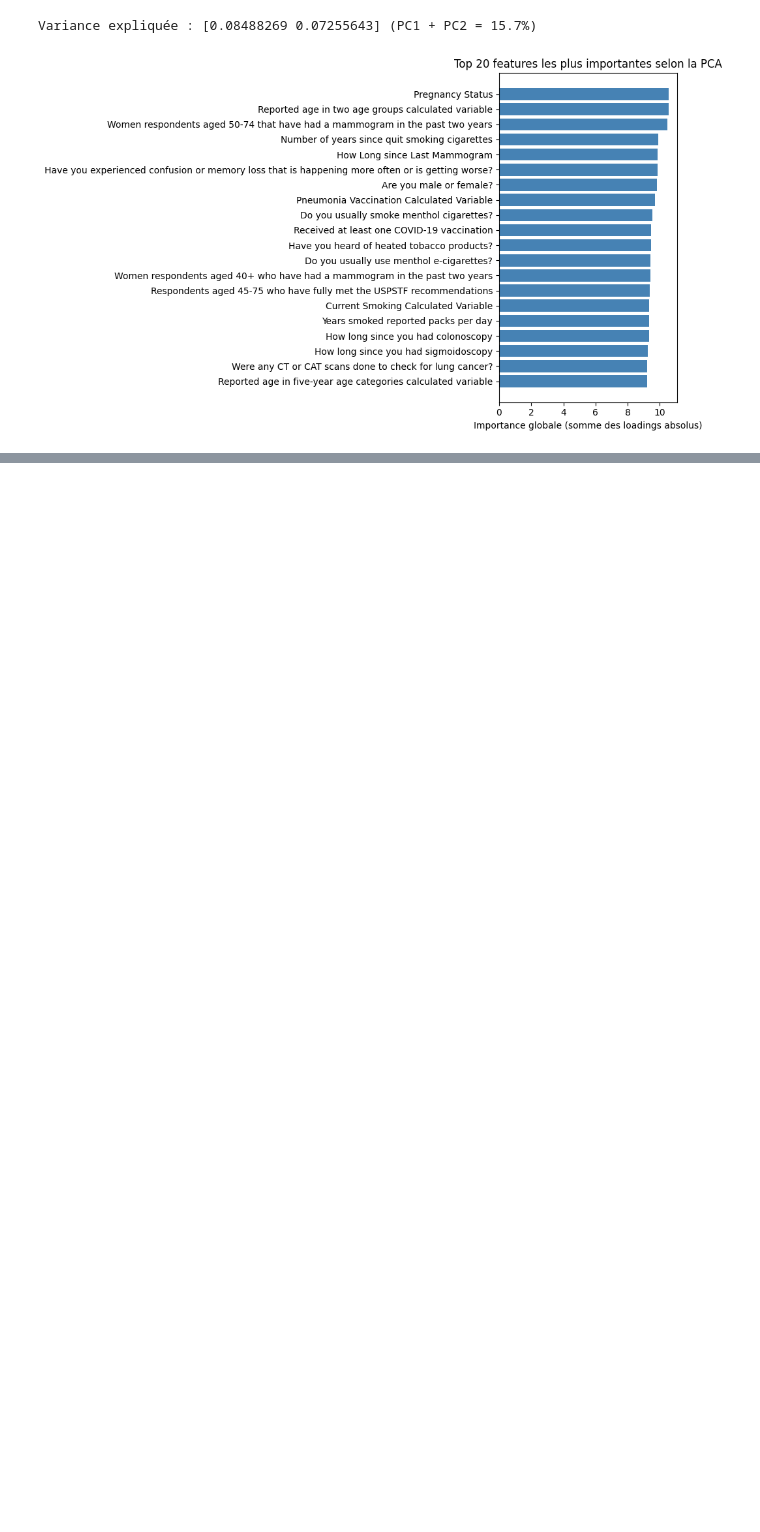
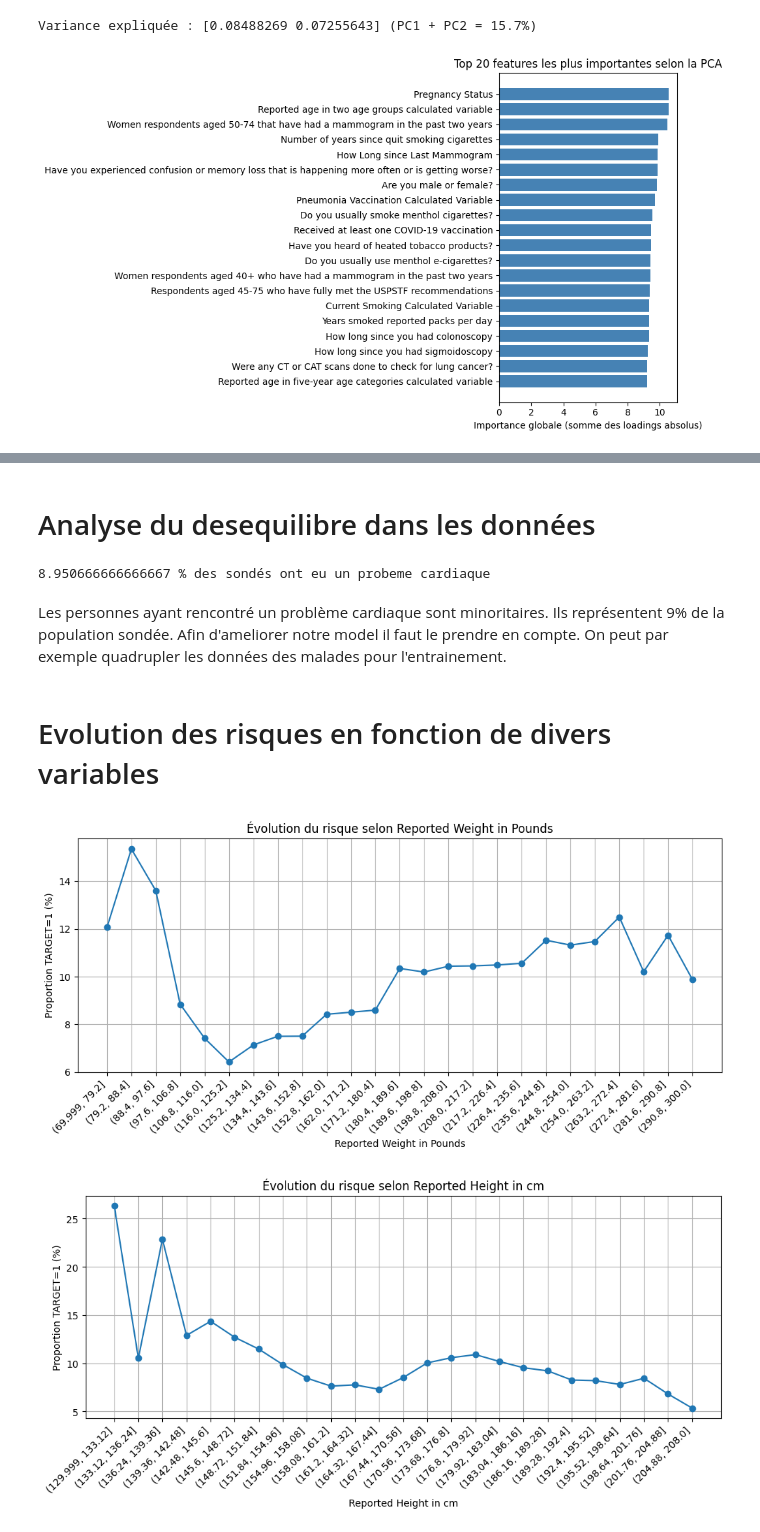
Before and after one commit to thomasdepic/mini-hackaton-gros-camtars, a Jupyter notebook: data_analytics.ipynb, the cells around one changed output, grey strips where cells are left out. Saved outputs shown, nothing was run; the diff lists cells and outputs as text; code cells hidden in the pictures; blank space fills up the shorter version.

```diff
--- a/data_analytics.ipynb
+++ b/data_analytics.ipynb
@@ -292,0 +314,17 @@ plt.show()
+# %% [markdown]
+# Analyse du desequilibre dans les données
+# %%
+n_target_0 = 0
+n_target_1 = 0
+for t in target :
+    if t :
+        n_target_1 += 1
+    else :
+        n_target_0 += 1
+print(f"{n_target_1/(n_target_1+n_target_0)*100} % des sondés ont eu un probeme cardiaque")
+# %% [output]
+8.950666666666667 % des sondés ont eu un probeme cardiaque
+# %% [markdown]
+Les personnes ayant rencontré un problème cardiaque sont minoritaires. Ils représentent 9% de la population sondée. Afin d'ameliorer notre model il faut le prendre en compte. On peut par exemple quadrupler les données des malades pour l'entrainement.
+# %% [markdown]
+# Evolution des risques en fonction de divers variables
@@ -292,0 +384,9 @@ plt.show()
+# %%
+# Ne tracer que les poids entre 70 et 400 pounds
+plot_risk_by_feature(features, target, "WEIGHT2", bins=25, parsed_dict=parsed_dict, xmin=70, xmax=300)
+
+# Ne tracer que les tailles entre 130 et 210 cm
+plot_risk_by_feature(features, target, "HEIGHT3", bins=25, parsed_dict=parsed_dict, xmin=130, xmax=210)
+# %% [output]
+[figure, added]
+[figure, added]
```
Also changed, not shown: parts of 12 cells of this notebook.
